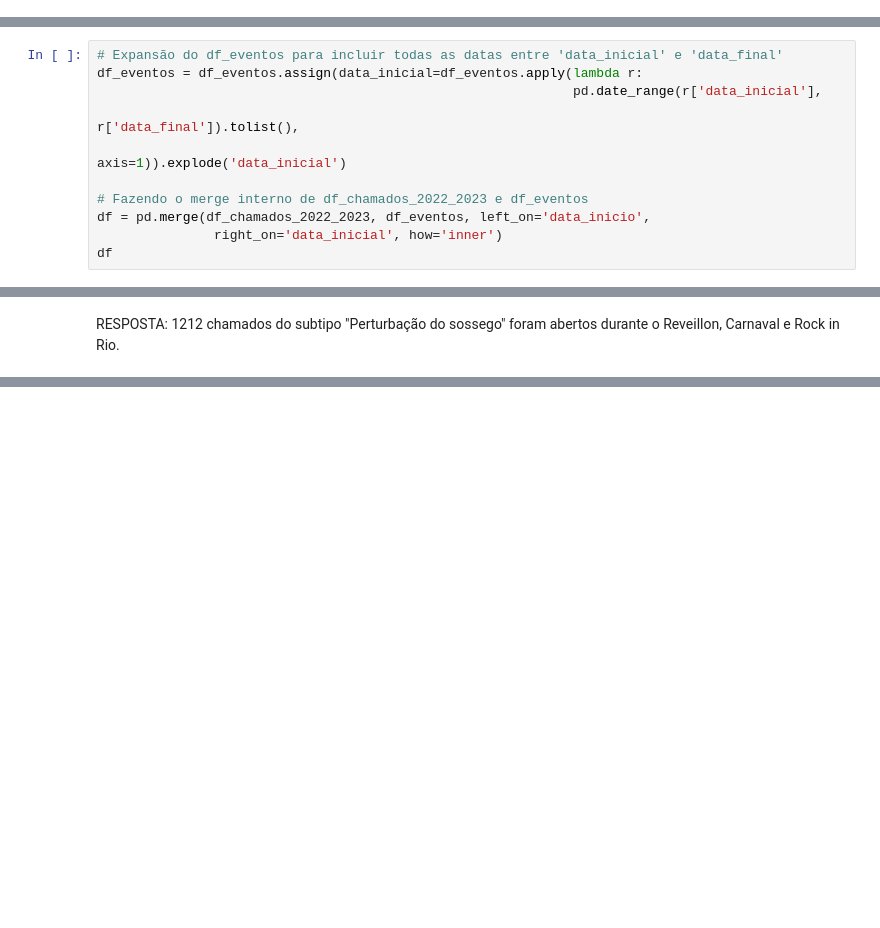
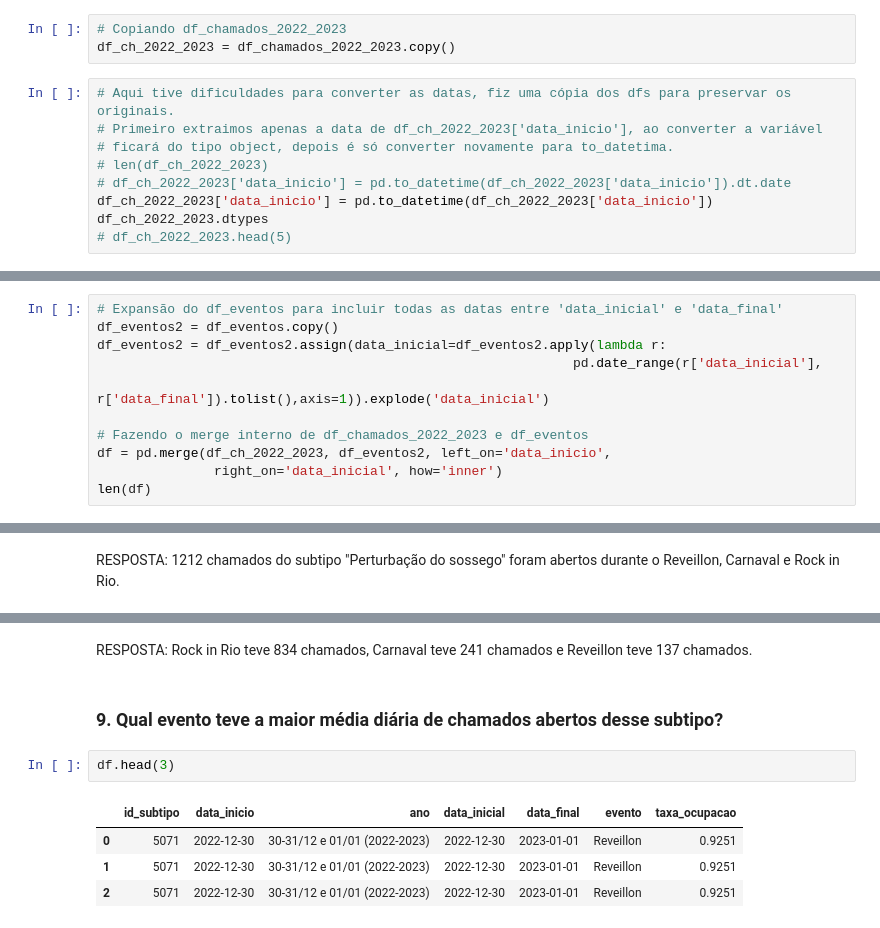
Before and after one commit to ermesonf/emd-desafio-junior-data-scientist, a Jupyter notebook: src/analise_python.ipynb, the cells around one changed output, grey strips where cells are left out. Saved outputs shown, nothing was run; the diff lists cells and outputs as text; blank space fills up the shorter version.

```diff
--- a/src/analise_python.ipynb
+++ b/src/analise_python.ipynb
@@ -146,0 +149,12 @@ df_eventos
+# %%
+# Copiando df_chamados_2022_2023
+df_ch_2022_2023 = df_chamados_2022_2023.copy()
+# %%
+# Aqui tive dificuldades para converter as datas, fiz uma cópia dos dfs para preservar os originais.
+# Primeiro extraimos apenas a data de df_ch_2022_2023['data_inicio'], ao converter a variável
+# ficará do tipo object, depois é só converter novamente para to_datetima.
+# len(df_ch_2022_2023)
+# df_ch_2022_2023['data_inicio'] = pd.to_datetime(df_ch_2022_2023['data_inicio']).dt.date
+df_ch_2022_2023['data_inicio'] = pd.to_datetime(df_ch_2022_2023['data_inicio'])
+df_ch_2022_2023.dtypes
+# df_ch_2022_2023.head(5)
@@ -147,12 +165,12 @@ df_eventos
 # %%
 # Expansão do df_eventos para incluir todas as datas entre 'data_inicial' e 'data_final'
-df_eventos = df_eventos.assign(data_inicial=df_eventos.apply(lambda r:
+df_eventos2 = df_eventos.copy()
+df_eventos2 = df_eventos2.assign(data_inicial=df_eventos2.apply(lambda r:
                                                              pd.date_range(r['data_inicial'],
-                                                                           r['data_final']).tolist(),
-                                                                           axis=1)).explode('data_inicial')
+                                                                           r['data_final']).tolist(),axis=1)).explode('data_inicial')
 
 # Fazendo o merge interno de df_chamados_2022_2023 e df_eventos
-df = pd.merge(df_chamados_2022_2023, df_eventos, left_on='data_inicio',
+df = pd.merge(df_ch_2022_2023, df_eventos2, left_on='data_inicio',
                right_on='data_inicial', how='inner')
-df
+len(df)
 # %% [output]
@@ -173,0 +189,11 @@ RESPOSTA: 1212 chamados do subtipo "Perturbação do sossego" foram abertos dura
+# %% [markdown]
+RESPOSTA: Rock in Rio teve 834 chamados, Carnaval teve 241 chamados e Reveillon teve 137 chamados.
+# %% [markdown]
+### 9. Qual evento teve a maior média diária de chamados abertos desse subtipo?
+# %%
+df.head(3)
+# %% [output]
+|  | id_subtipo | data_inicio | ano | data_inicial | data_final | evento | taxa_ocupacao |
+| 0 | 5071 | 2022-12-30 | 30-31/12 e 01/01 (2022-2023) | 2022-12-30 | 2023-01-01 | Reveillon | 0.9251 |
+| 1 | 5071 | 2022-12-30 | 30-31/12 e 01/01 (2022-2023) | 2022-12-30 | 2023-01-01 | Reveillon | 0.9251 |
+| 2 | 5071 | 2022-12-30 | 30-31/12 e 01/01 (2022-2023) | 2022-12-30 | 2023-01-01 | Reveillon | 0.9251 |
```
Also changed, not shown: parts of 11 cells of this notebook, 1 other file.
